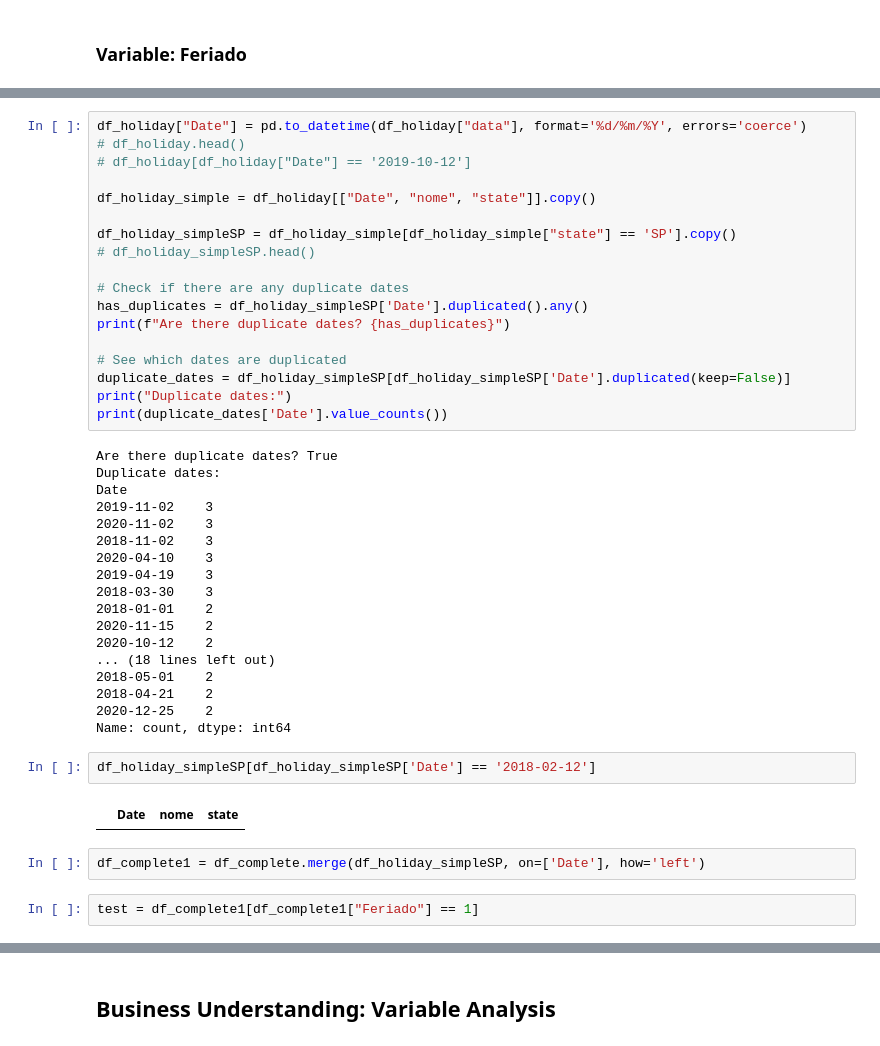
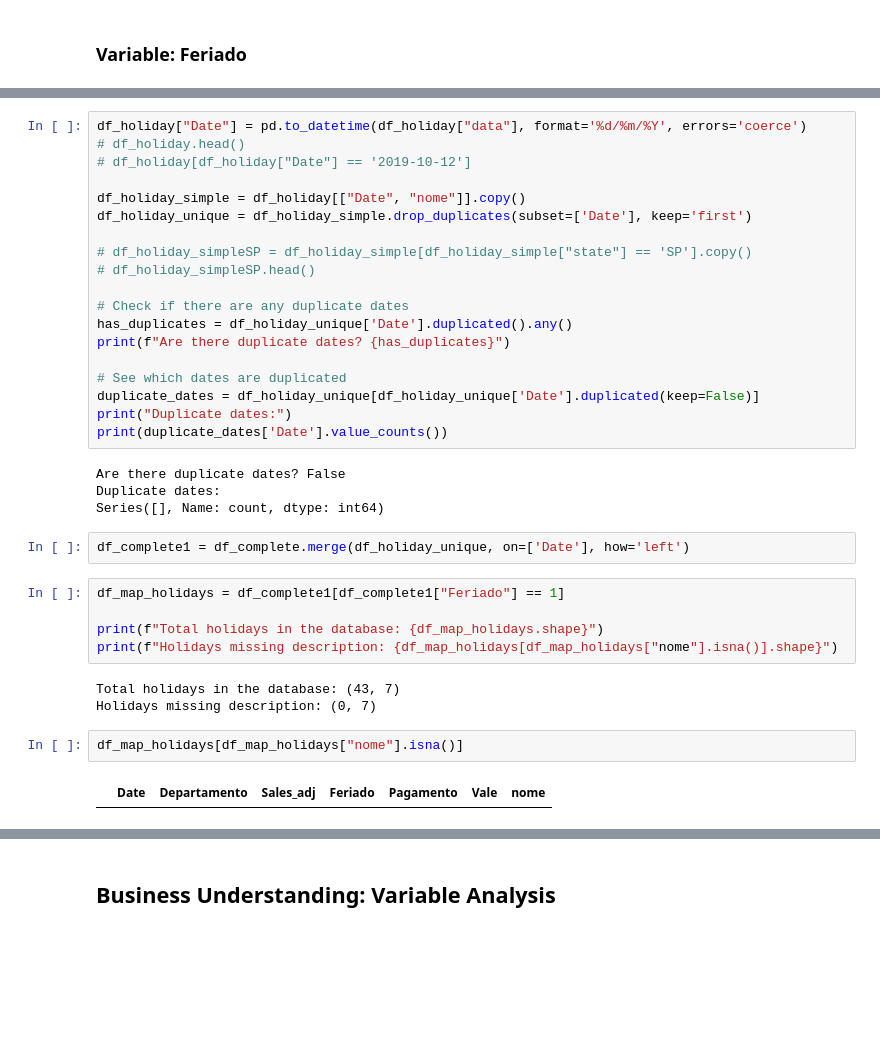
Before and after one commit to RakellM/ASN-DSA-T5, a Jupyter notebook: 33-ST/Homework/Project_1.ipynb, the cells around one changed output, grey strips where cells are left out. Cells and saved outputs as stored; diff of their text form; blank space fills up the shorter version.

```diff
--- a/33-ST/Homework/Project_1.ipynb
+++ b/33-ST/Homework/Project_1.ipynb
@@ -801,42 +836,35 @@ df_holiday["Date"] = pd.to_datetime(df_holiday["data"], format='%d/%m/%Y', error
 # df_holiday.head()
 # df_holiday[df_holiday["Date"] == '2019-10-12']
 
-df_holiday_simple = df_holiday[["Date", "nome", "state"]].copy()
+df_holiday_simple = df_holiday[["Date", "nome"]].copy()
+df_holiday_unique = df_holiday_simple.drop_duplicates(subset=['Date'], keep='first')
 
-df_holiday_simpleSP = df_holiday_simple[df_holiday_simple["state"] == 'SP'].copy()
+# df_holiday_simpleSP = df_holiday_simple[df_holiday_simple["state"] == 'SP'].copy()
 # df_holiday_simpleSP.head()
 
 # Check if there are any duplicate dates
-has_duplicates = df_holiday_simpleSP['Date'].duplicated().any()
+has_duplicates = df_holiday_unique['Date'].duplicated().any()
 print(f"Are there duplicate dates? {has_duplicates}")
 
 # See which dates are duplicated
-duplicate_dates = df_holiday_simpleSP[df_holiday_simpleSP['Date'].duplicated(keep=False)]
+duplicate_dates = df_holiday_unique[df_holiday_unique['Date'].duplicated(keep=False)]
 print("Duplicate dates:")
 print(duplicate_dates['Date'].value_counts())
 # %% [output]
-Are there duplicate dates? True
+Are there duplicate dates? False
 Duplicate dates:
-Date
-2019-11-02    3
-2020-11-02    3
-2018-11-02    3
-2020-04-10    3
-2019-04-19    3
-2018-03-30    3
-2018-01-01    2
-2020-11-15    2
-2020-10-12    2
-... (18 lines left out)
-2018-05-01    2
-2018-04-21    2
-2020-12-25    2
-Name: count, dtype: int64
+Series([], Name: count, dtype: int64)
-# %%
-df_holiday_simpleSP[df_holiday_simpleSP['Date'] == '2018-02-12']
-# %% [output]
-|  | Date | nome | state |
 # %%
-df_complete1 = df_complete.merge(df_holiday_simpleSP, on=['Date'], how='left')
+df_complete1 = df_complete.merge(df_holiday_unique, on=['Date'], how='left')
 # %%
-test = df_complete1[df_complete1["Feriado"] == 1]
+df_map_holidays = df_complete1[df_complete1["Feriado"] == 1]
+
+print(f"Total holidays in the database: {df_map_holidays.shape}")
+print(f"Holidays missing description: {df_map_holidays[df_map_holidays["nome"].isna()].shape}")
+# %% [output]
+Total holidays in the database: (43, 7)
+Holidays missing description: (0, 7)
+# %%
+df_map_holidays[df_map_holidays["nome"].isna()]
+# %% [output]
+|  | Date | Departamento | Sales_adj | Feriado | Pagamento | Vale | nome |
```
Also changed, not shown: parts of 11 cells of this notebook, 1 other file.
